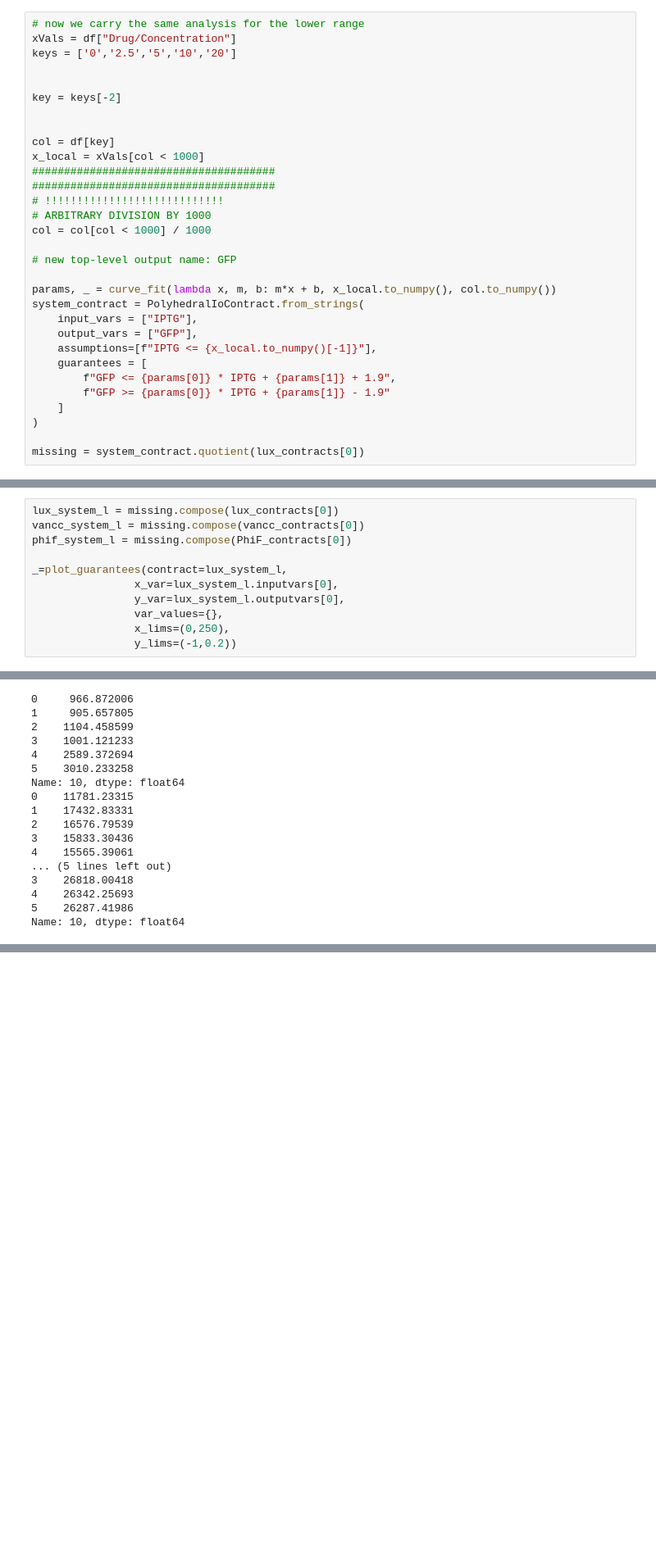
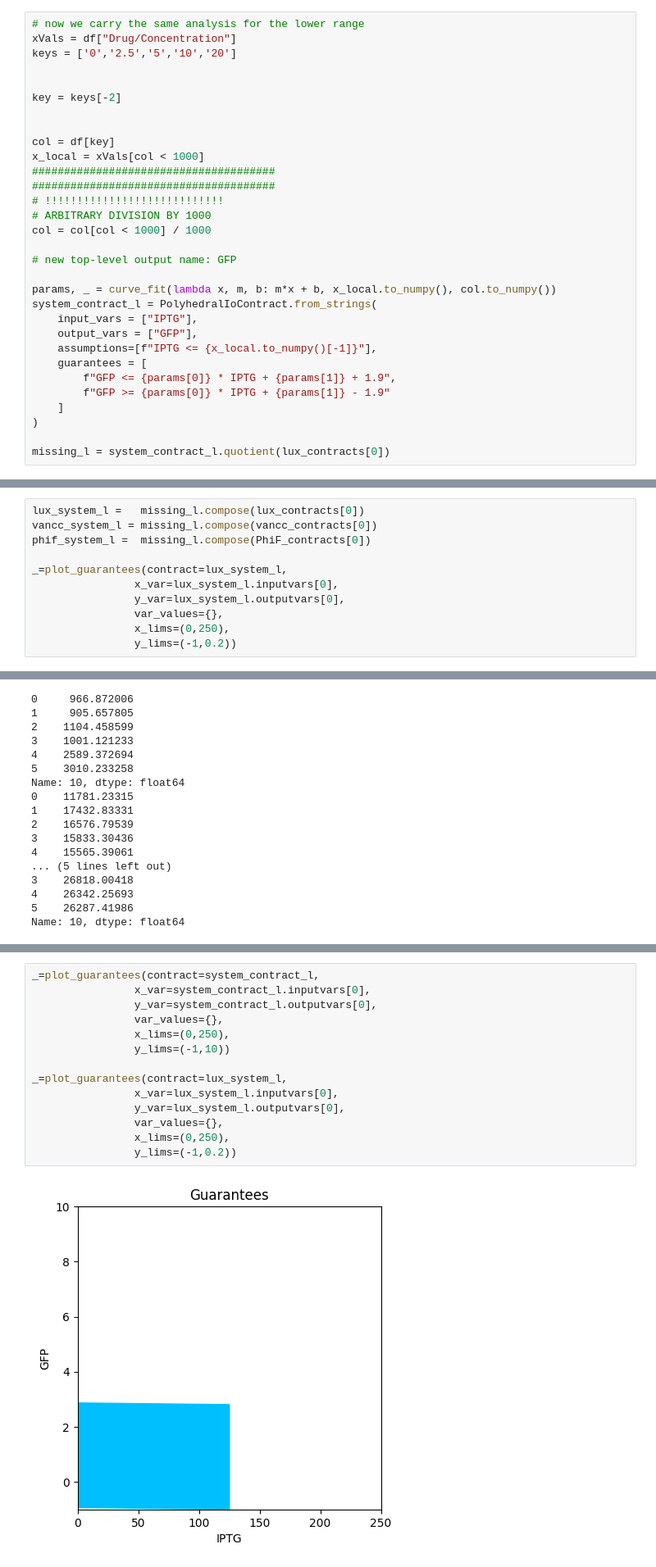
Before and after one commit to pacti-org/cs-biocircuits, a Jupyter notebook: larger-circuit-analysis.ipynb, the cells around one changed output, grey strips where cells are left out. Shown at 82% size. Drawn from its saved outputs; the diff is of its cells as text; blank space fills up the shorter version.

```diff
--- a/larger-circuit-analysis.ipynb
+++ b/larger-circuit-analysis.ipynb
@@ -322,7 +322,7 @@ col = col[col < 1000] / 1000
 # new top-level output name: GFP
 
 params, _ = curve_fit(lambda x, m, b: m*x + b, x_local.to_numpy(), col.to_numpy())
-system_contract = PolyhedralIoContract.from_strings(
+system_contract_l = PolyhedralIoContract.from_strings(
     input_vars = ["IPTG"],
     output_vars = ["GFP"],
     assumptions=[f"IPTG <= {x_local.to_numpy()[-1]}"],
@@ -332,5 +332,5 @@ system_contract = PolyhedralIoContract.from_strings(
     ]
 )
 
-missing = system_contract.quotient(lux_contracts[0])
+missing_l = system_contract_l.quotient(lux_contracts[0])
 # %%
@@ -351,9 +351,9 @@ _=plot_guarantees(contract=missing,
 [figure]
 [figure]
 # %%
-lux_system_l = missing.compose(lux_contracts[0])
-vancc_system_l = missing.compose(vancc_contracts[0])
-phif_system_l = missing.compose(PhiF_contracts[0])
+lux_system_l =   missing_l.compose(lux_contracts[0])
+vancc_system_l = missing_l.compose(vancc_contracts[0])
+phif_system_l =  missing_l.compose(PhiF_contracts[0])
 
 _=plot_guarantees(contract=lux_system_l,
                 x_var=lux_system_l.inputvars[0],
@@ -445,0 +463,16 @@ Name: 10, dtype: float64
+# %%
+_=plot_guarantees(contract=system_contract_l,
+                x_var=system_contract_l.inputvars[0],
+                y_var=system_contract_l.outputvars[0],
+                var_values={},
+                x_lims=(0,250),
+                y_lims=(-1,10))
+
+_=plot_guarantees(contract=lux_system_l,
+                x_var=lux_system_l.inputvars[0],
+                y_var=lux_system_l.outputvars[0],
+                var_values={},
+                x_lims=(0,250),
+                y_lims=(-1,0.2))
+# %% [output]
+[figure, added]
```
Also changed, not shown: parts of 9 cells of this notebook.
